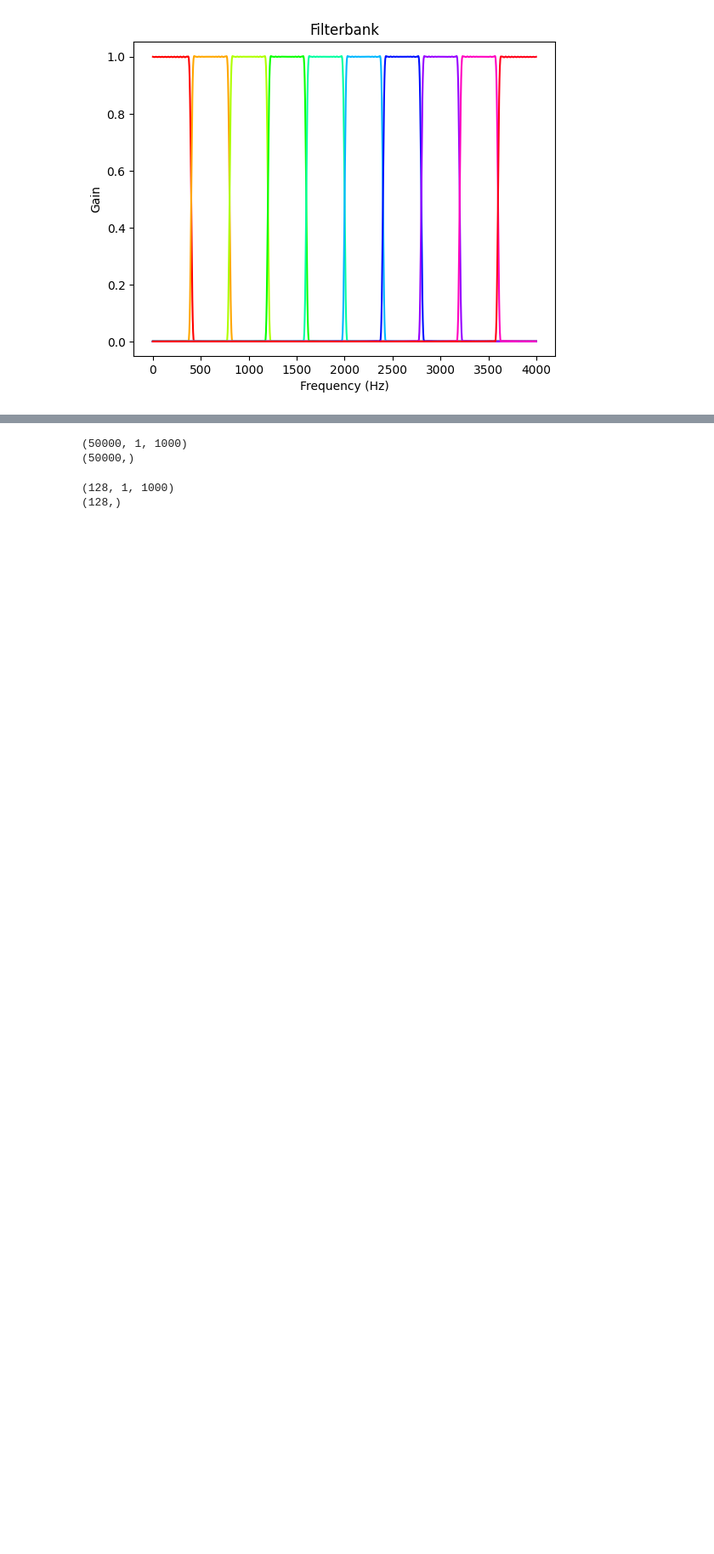
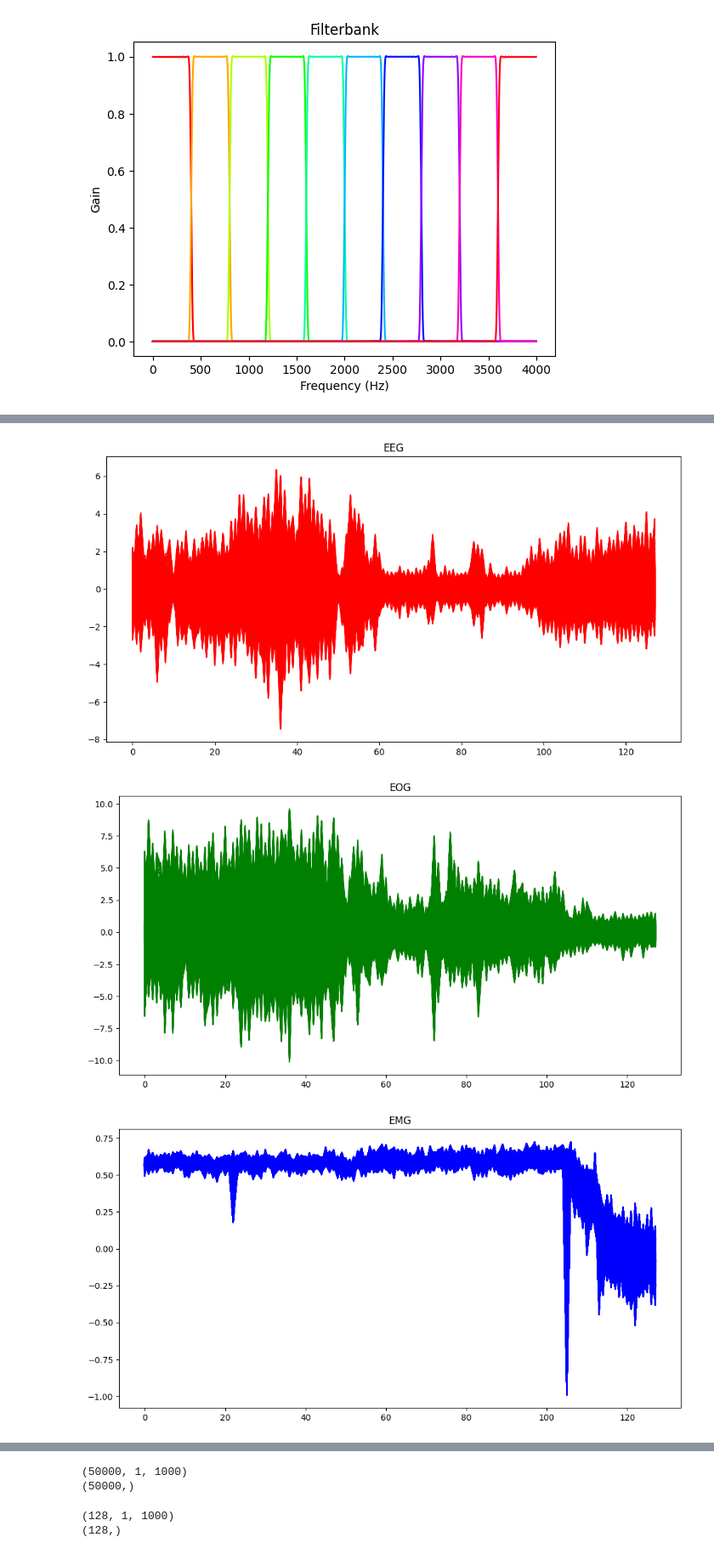
Before and after one commit to aliciags/learnable-masks-explainability-time-series, a Jupyter notebook: filterbank.ipynb, the cells around one changed output, grey strips where cells are left out. Shown at 85% size. Saved outputs shown, nothing was run; the diff lists cells and outputs as text; code cells hidden in the pictures; blank space fills up the shorter version.

```diff
--- a/filterbank.ipynb
+++ b/filterbank.ipynb
@@ -65,9 +65,9 @@ from physioex.physioex.data import PhysioExDataModule
 
 datamodule = PhysioExDataModule(
     datasets=["sleepedf"],
-    batch_size=1,
+    batch_size=128,
     preprocessing="raw",
-    selected_channels=["EEG"],
+    selected_channels=["EEG", "EOG", "EMG"],
     sequence_length=7,
     data_folder="./data"
 )
@@ -87,8 +87,8 @@ print(len(test_loader))
 for batch in test_loader:
 
     x, y = batch
-    x = x.squeeze(0).numpy() # shape (N, C, T) - num sequences, num channels, samples per sequence (30s * 100Hz)
-    y = y.squeeze(0).numpy()
+    x = x.numpy() # shape (N, C, T) - num sequences, num channels, samples per sequence (30s * 100Hz)
+    y = y.numpy()
 
     print(x.shape)
     print(y.shape)
@@ -103,3 +103,40 @@ for batch in test_loader:
+# %%
+# plot different sequences of the data, showing the different channels
+eeg = []
+eog = []
+emg = []
+
+for i in range(len(x)):
+    eeg.append(x[i][3][0])
+    eog.append(x[i][3][1])
+    emg.append(x[i][3][2])
+
+eeg = np.array(eeg)
+eog = np.array(eog)
+emg = np.array(emg)
+
+eeg = eeg.squeeze()
+eog = eog.squeeze()
+emg = emg.squeeze()
+
+plt.figure(figsize=(12, 6))
+plt.plot(eeg, label='EEG', color='red')
+plt.title('EEG')
+plt.show()
+
+plt.figure(figsize=(12, 6))
+plt.plot(eog, label='EOG', color='green')
+plt.title('EOG')
+plt.show()
+
+plt.figure(figsize=(12, 6))
+plt.plot(emg, label='EMG', color='blue')
+plt.title('EMG')
+plt.show()
+# %% [output]
+[figure, added]
+[figure, added]
+[figure, added]
 # %%
 # Plot the original and filtered signals first 30s window of the first sequence
 plt.figure(figsize=(12, 6))
```
Also changed, not shown: parts of 3 cells of this notebook, 16 other files.
